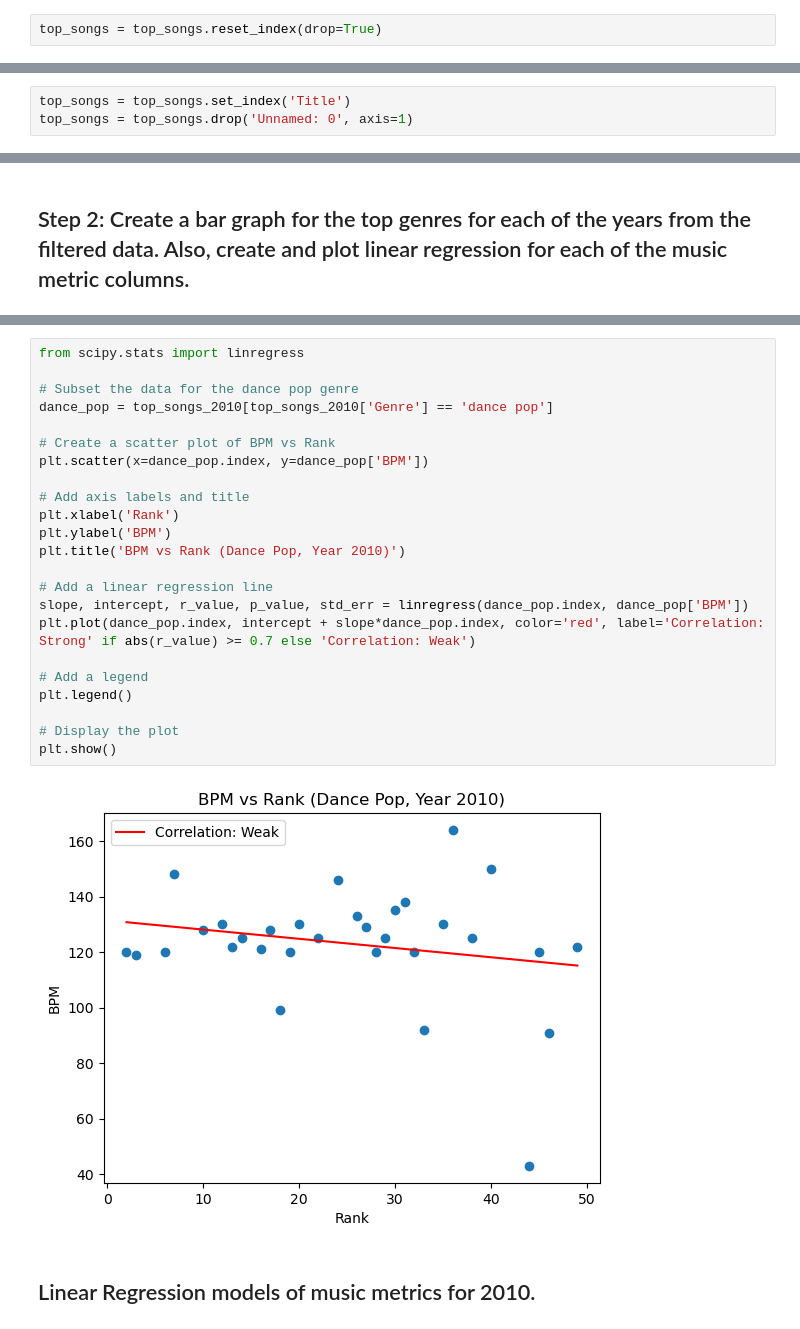
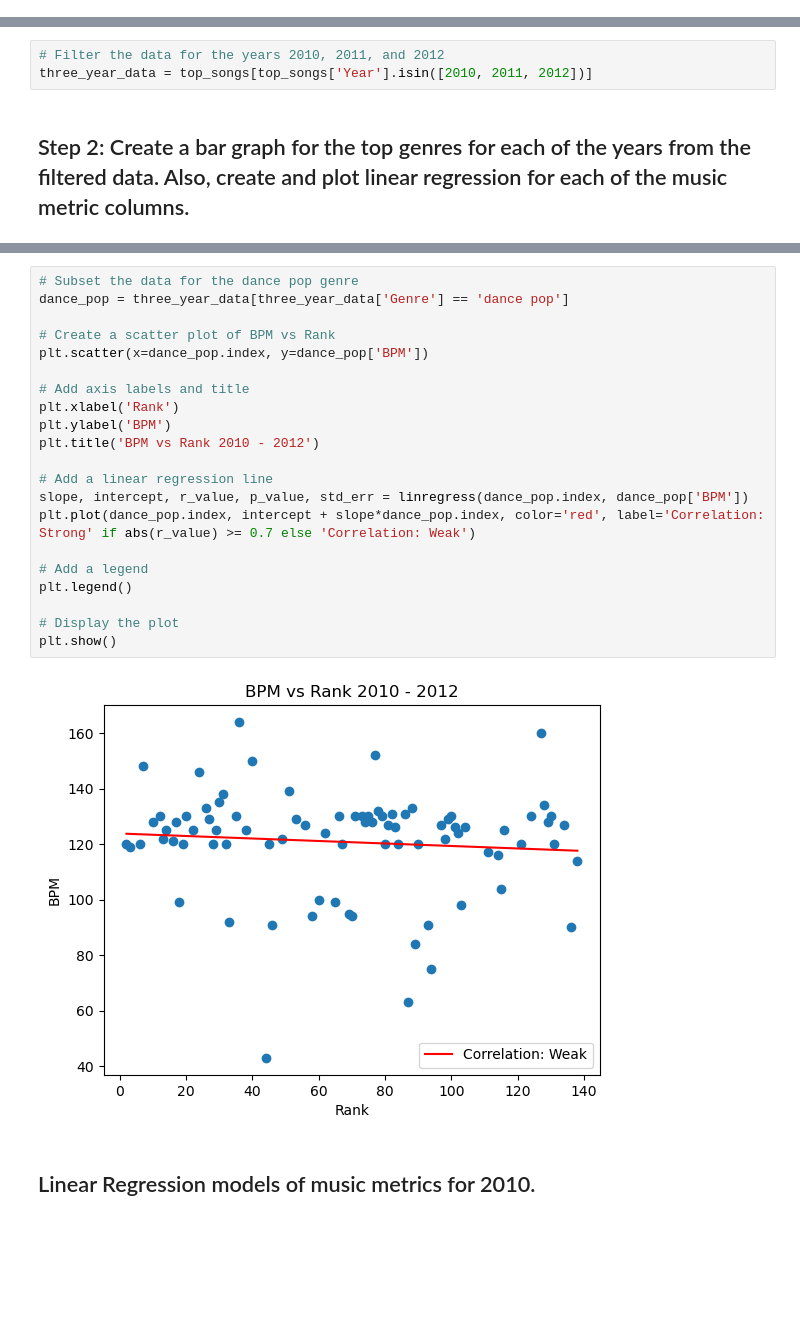
Before and after one commit to dalfonsonash/Week-7-Project-1, a Jupyter notebook: SpotiPy.ipynb, the cells around one changed output, grey strips where cells are left out. Drawn from its saved outputs; the diff is of its cells as text; blank space fills up the shorter version.

```diff
--- a/SpotiPy.ipynb
+++ b/SpotiPy.ipynb
@@ -73,2 +45,0 @@ top_songs.drop(['live', 'val', 'acous', 'pop'], axis=1)
-# %%
-top_songs = top_songs.reset_index(drop=True)
@@ -98,3 +45,0 @@ top_songs.head(5)
-# %%
-top_songs = top_songs.set_index('Title')
-top_songs = top_songs.drop('Unnamed: 0', axis=1)
@@ -119,3 +46,6 @@ top_songs.head(5)
+# %%
+# Filter the data for the years 2010, 2011, and 2012
+three_year_data = top_songs[top_songs['Year'].isin([2010, 2011, 2012])]
 # %% [markdown]
 ## Step 2: Create a bar graph for the top genres for each of the years from the filtered data.  Also, create and plot linear regression for each of the music metric columns.
 # %% [markdown]
@@ -173,27 +164,25 @@ plt.show()
 # %%
-from scipy.stats import linregress
-
 # Subset the data for the dance pop genre
-dance_pop = top_songs_2010[top_songs_2010['Genre'] == 'dance pop']
+dance_pop = three_year_data[three_year_data['Genre'] == 'dance pop']
 
 # Create a scatter plot of BPM vs Rank
 plt.scatter(x=dance_pop.index, y=dance_pop['BPM'])
 
 # Add axis labels and title
 plt.xlabel('Rank')
 plt.ylabel('BPM')
-plt.title('BPM vs Rank (Dance Pop, Year 2010)')
+plt.title('BPM vs Rank 2010 - 2012')
 
 # Add a linear regression line
 slope, intercept, r_value, p_value, std_err = linregress(dance_pop.index, dance_pop['BPM'])
 plt.plot(dance_pop.index, intercept + slope*dance_pop.index, color='red', label='Correlation: Strong' if abs(r_value) >= 0.7 else 'Correlation: Weak')
 
 # Add a legend
 plt.legend()
 
 # Display the plot
 plt.show()
 # %% [output]
-[figure, old version]
+[figure, new version]
 # %% [markdown]
 ## Linear Regression models of music metrics for 2010.
```
Also changed, not shown: parts of 20 cells of this notebook.
